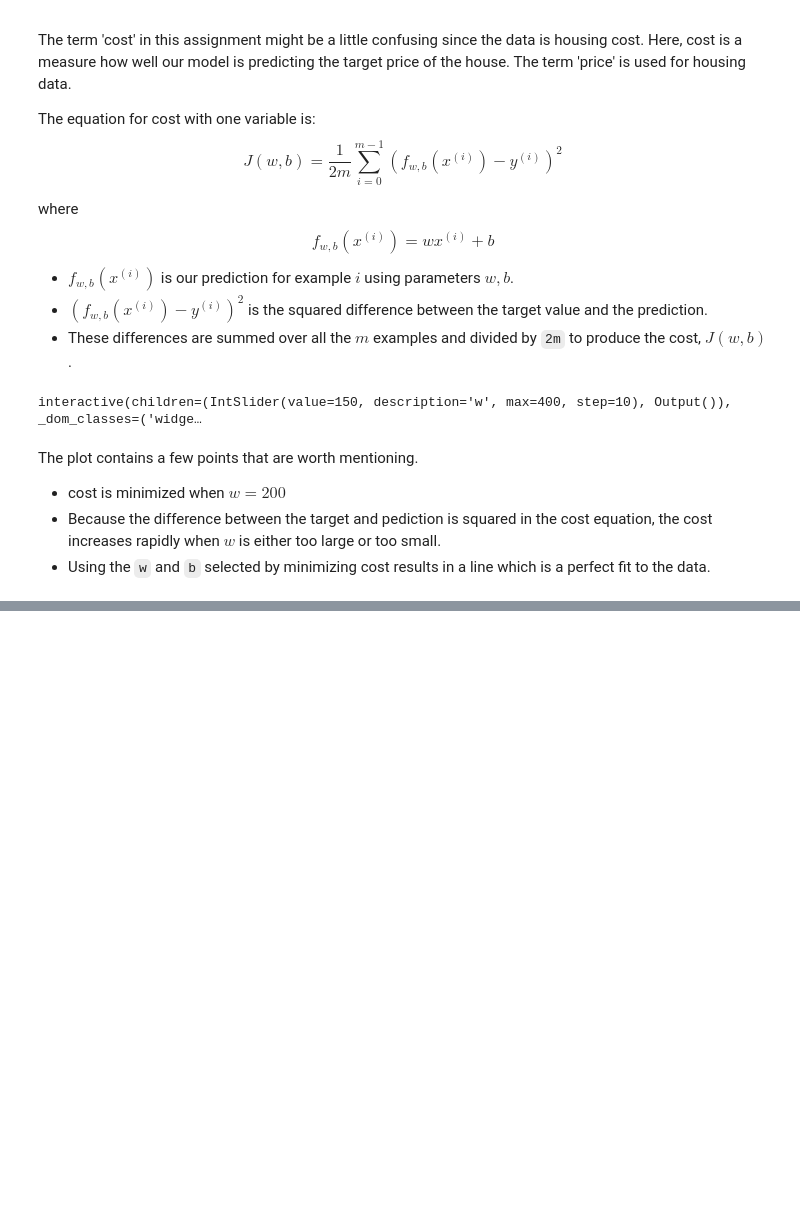
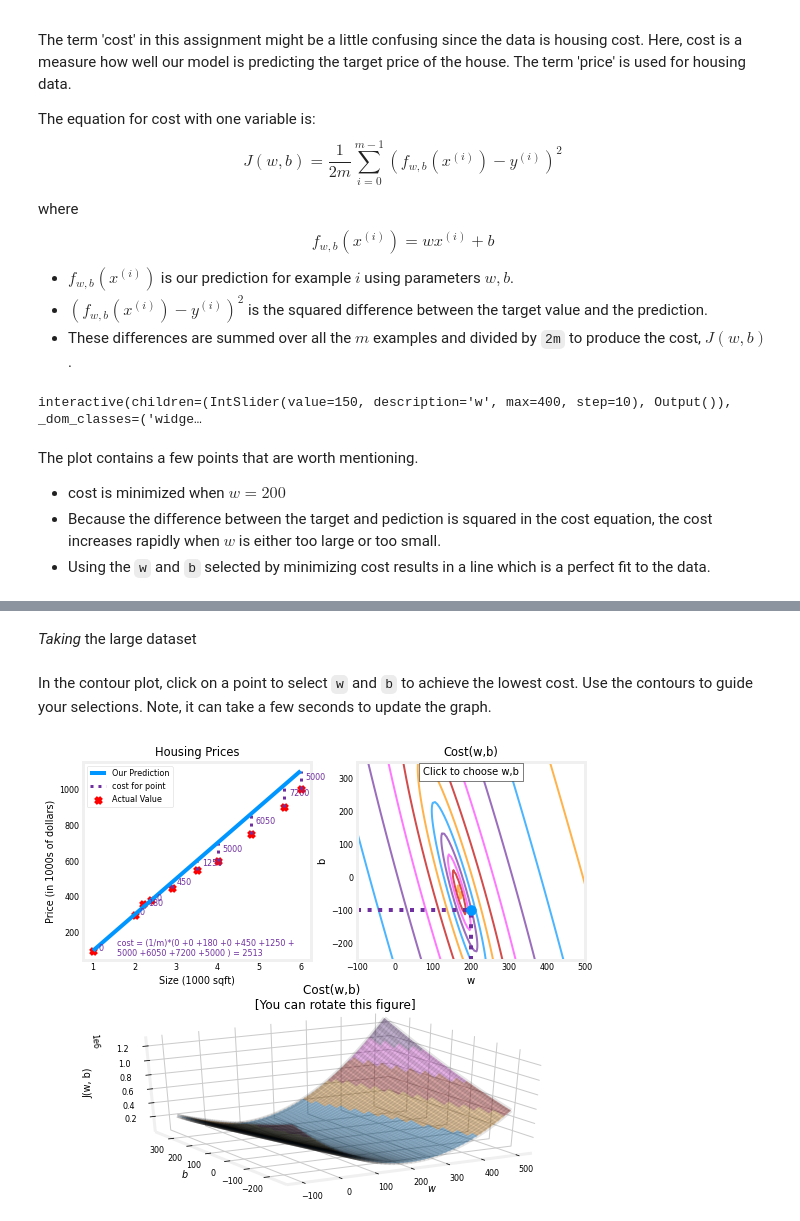
Before and after one commit to BANZOM/MachingLearningStuffs, a Jupyter notebook: cost_function.ipynb, the cells around one changed output, grey strips where cells are left out. Cells and saved outputs as stored; diff of their text form; code cells hidden in the pictures; blank space fills up the shorter version.

```diff
--- a/cost_function.ipynb
+++ b/cost_function.ipynb
@@ -51,0 +57,13 @@ The plot contains a few points that are worth mentioning.
+# %% [markdown]
+*Taking* the large dataset
+# %%
+x_train=np.array([1.,2.,2.2,2.4,2.9,3.5,4.,4.8,5.6,6.])
+y_train=np.array([100.,300,359,380,450,550,600,750,900,1000])
+# %% [markdown]
+In the contour plot, click on a point to select `w` and `b` to achieve the lowest cost. Use the contours to guide your selections. Note, it can take a few seconds to update the graph.
+# %%
+plt.close('all')
+fig, ax, dyn_items = plt_stationary(x_train, y_train)
+updater = plt_update_onclick(fig, ax, x_train, y_train, dyn_items)
+# %% [output]
+[figure, added]
```
Also changed, not shown: parts of 2 cells of this notebook.
